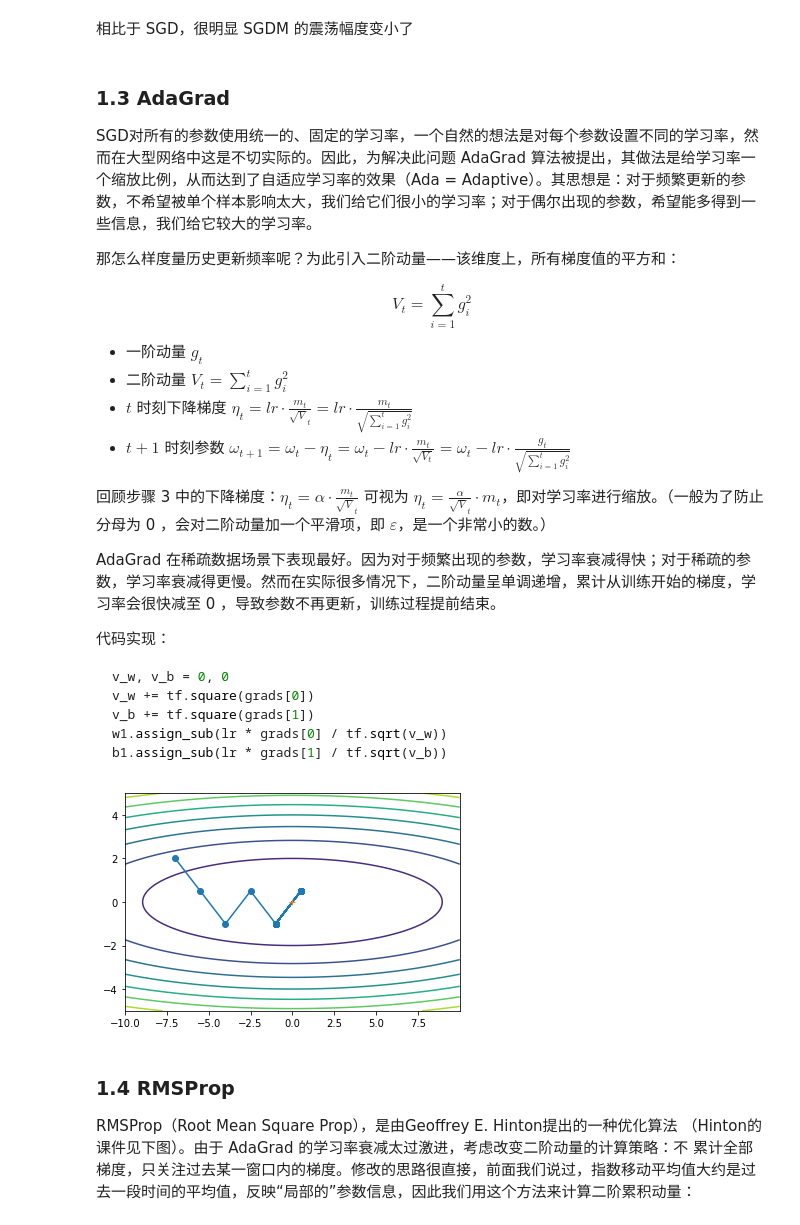
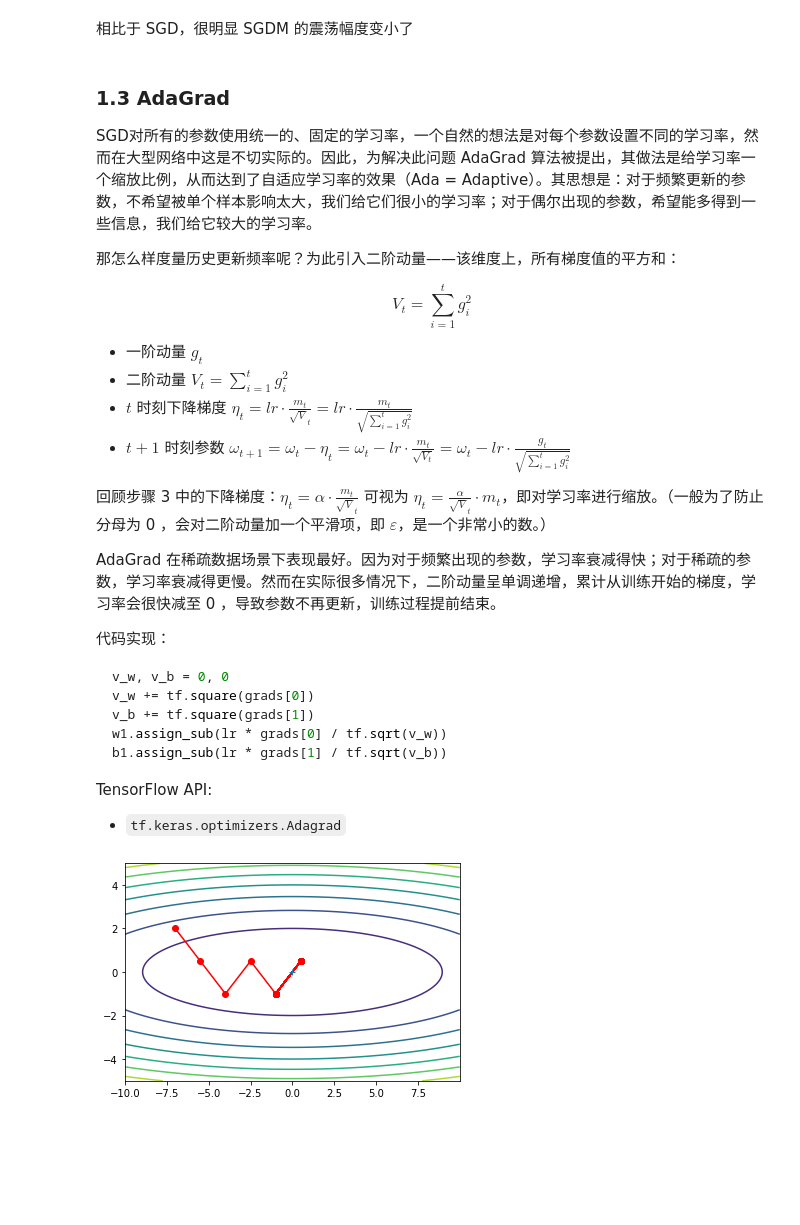
Before and after one commit to InnoFang/tensorflow2-from-zero, a Jupyter notebook: 6. Optimizer.ipynb, the cells around one changed output. Saved outputs shown, nothing was run; the diff lists cells and outputs as text; code cells hidden in the pictures; blank space fills up the shorter version.

````diff
--- a/6. Optimizer.ipynb
+++ b/6. Optimizer.ipynb
@@ -78,7 +79,7 @@ plt.show()
  + f, df 分别为函数，和导函数
  + optimizer 为优化器，需根据情况传入具体函数
 # %%
-def fit_and_plot(init_x=-7.0, init_y=2.0, lr=0.01, epoch=30, optimizer=None):
+def fit_and_plot(init_x=-7.0, init_y=2.0, epoch=30, optimizer=None):
     # 需要更新的参数
     params = {
         'x': tf.Variable(init_x, dtype=tf.float32),
@@ -88,8 +89,8 @@ def fit_and_plot(init_x=-7.0, init_y=2.0, lr=0.01, epoch=30, optimizer=None):
     x_history, y_history = [], []
     for i in range(epoch):
         # 记录坐标
-        x_history.append(params['x'].value())
-        y_history.append(params['y'].value())
+        x_history.append(params['x'].numpy())
+        y_history.append(params['y'].numpy())
 
         # 记录导数
         with tf.GradientTape() as tape:
@@ -98,13 +99,13 @@ def fit_and_plot(init_x=-7.0, init_y=2.0, lr=0.01, epoch=30, optimizer=None):
         g = tape.gradient(loss, [params['x'], params['y']])
         grads = {'x':g[0], 'y': g[1]}
         if optimizer:
-            optimizer(params, grads, lr=lr)
+            optimizer(params, grads)
     # 绘制图像
     x = np.arange(-10, 10, 0.01)
     y = np.arange(-5, 5, 0.01)
     X, Y = np.meshgrid(x, y)
     Z = f(X, Y)
-    plt.plot(x_history, y_history, 'o-')
+    plt.plot(x_history, y_history, 'o-', color='red')
     plt.contour(X, Y, Z)
     plt.plot(0, 0, '+')
     plt.show()
@@ -194,21 +199,20 @@ v_b += tf.square(grads[1])
 w1.assign_sub(lr * grads[0] / tf.sqrt(v_w))
 b1.assign_sub(lr * grads[1] / tf.sqrt(v_b))
 ```
+
+TensorFlow API:
+ + `tf.keras.optimizers.Adagrad`
 # %%
-def adagrad(params, grads, lr=0.01):
-    v = {}
-    for key in params.keys():
-        v[key] = 0
-    for key in params.keys():
-        v[key] += tf.square(grads[key])
-        params[key].assign_sub(lr * grads[key] / tf.sqrt(v[key]))
+def adagrad(lr=0.01):
+    def opt(params, grads):
+        v = {}
+        for key, val in params.items():
+            v[key] = tf.zeros_like(val)
+        for key in params.keys():
+            v[key] += tf.square(grads[key])
+            params[key].assign_sub(lr * grads[key] / tf.sqrt(v[key]))
+    return opt
 # %%
-fit_and_plot(lr=1.5, optimizer=adagrad)
+fit_and_plot(optimizer=adagrad(lr=1.5))
 # %% [output]
-[figure, old version]
+[figure, new version]
-# %% [markdown]
-### 1.4 RMSProp
-
-RMSProp（Root Mean Square Prop），是由Geoffrey E. Hinton提出的一种优化算法
-（Hinton的课件见下图）。由于 AdaGrad 的学习率衰减太过激进，考虑改变二阶动量的计算策略：不
-累计全部梯度，只关注过去某一窗口内的梯度。修改的思路很直接，前面我们说过，指数移动平均值大约是过去一段时间的平均值，反映“局部的”参数信息，因此我们用这个方法来计算二阶累积动量：
````
Also changed, not shown: parts of 12 cells of this notebook.
